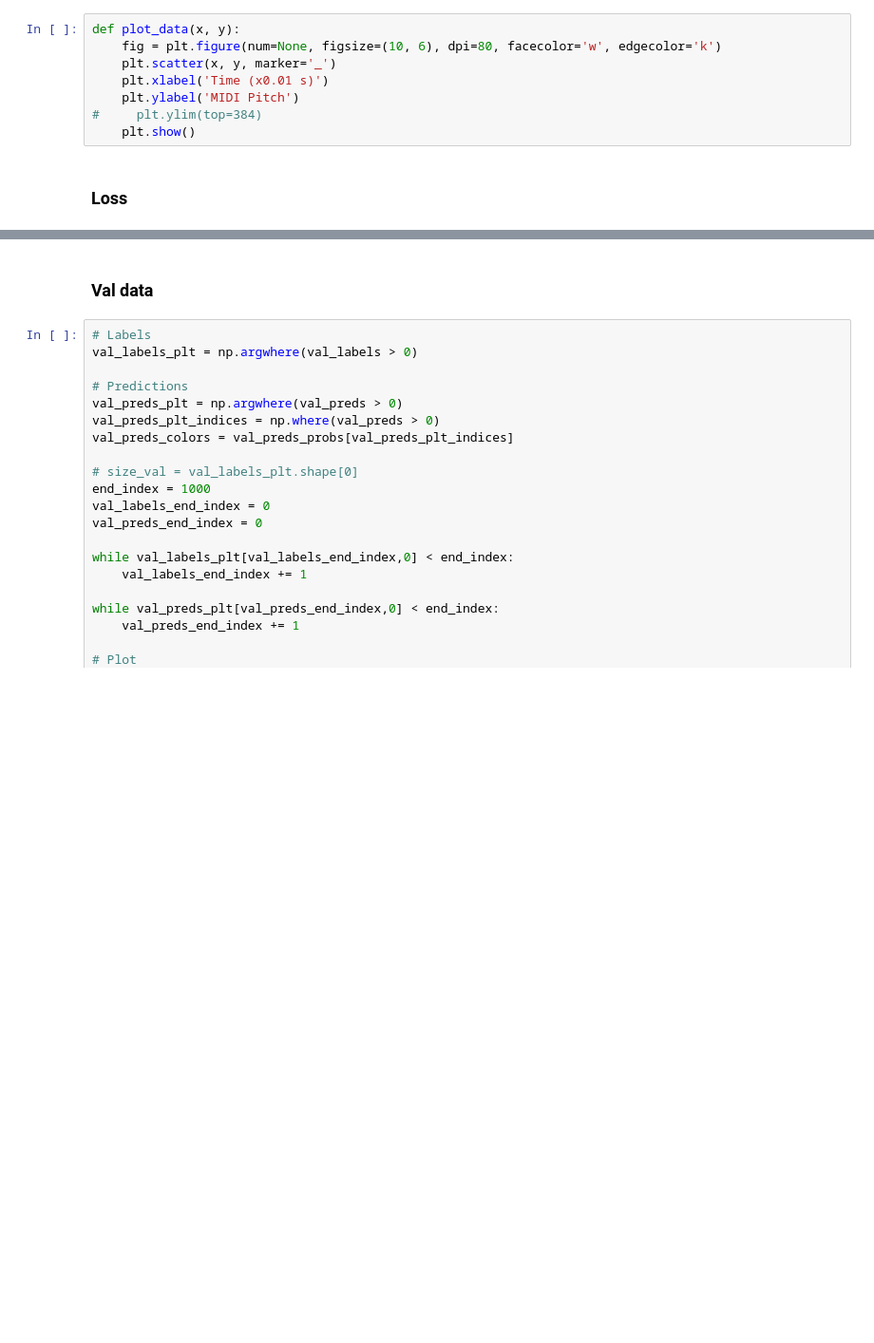
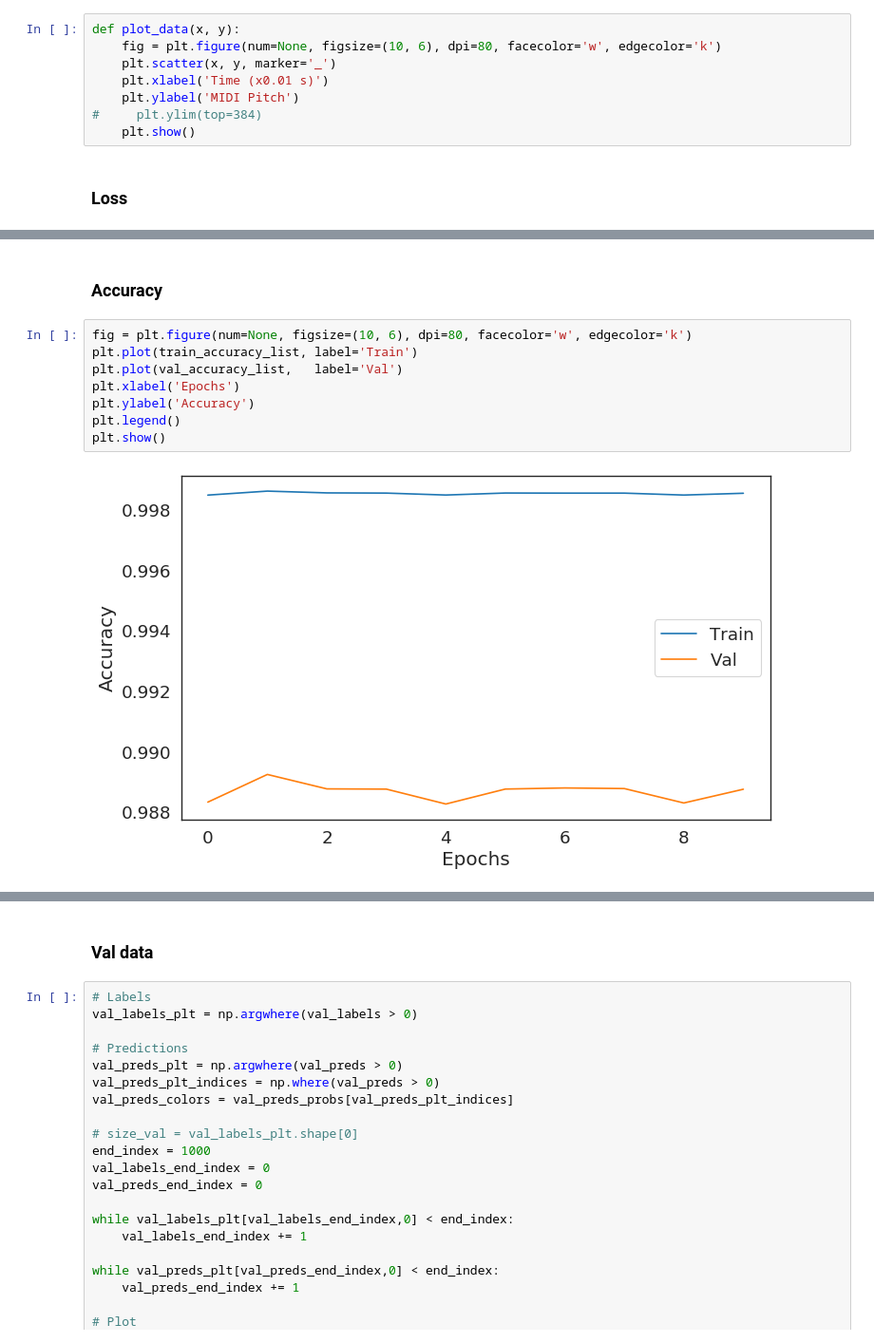
Before and after one commit to MarionLepert/cs229, a Jupyter notebook: DatasetPytorch.ipynb, the cells around one changed output, grey strips where cells are left out. Shown at 95% size. Drawn from its saved outputs; the diff is of its cells as text; blank space fills up the shorter version.

```diff
--- a/DatasetPytorch.ipynb
+++ b/DatasetPytorch.ipynb
@@ -346,0 +170,12 @@ plt.show()
+# %% [markdown]
+### Accuracy
+# %%
+fig = plt.figure(num=None, figsize=(10, 6), dpi=80, facecolor='w', edgecolor='k')
+plt.plot(train_accuracy_list, label='Train')
+plt.plot(val_accuracy_list,   label='Val')
+plt.xlabel('Epochs')
+plt.ylabel('Accuracy')
+plt.legend()
+plt.show()
+# %% [output]
+[figure, added]
```
Also changed, not shown: parts of 27 cells of this notebook, 5 other files.
